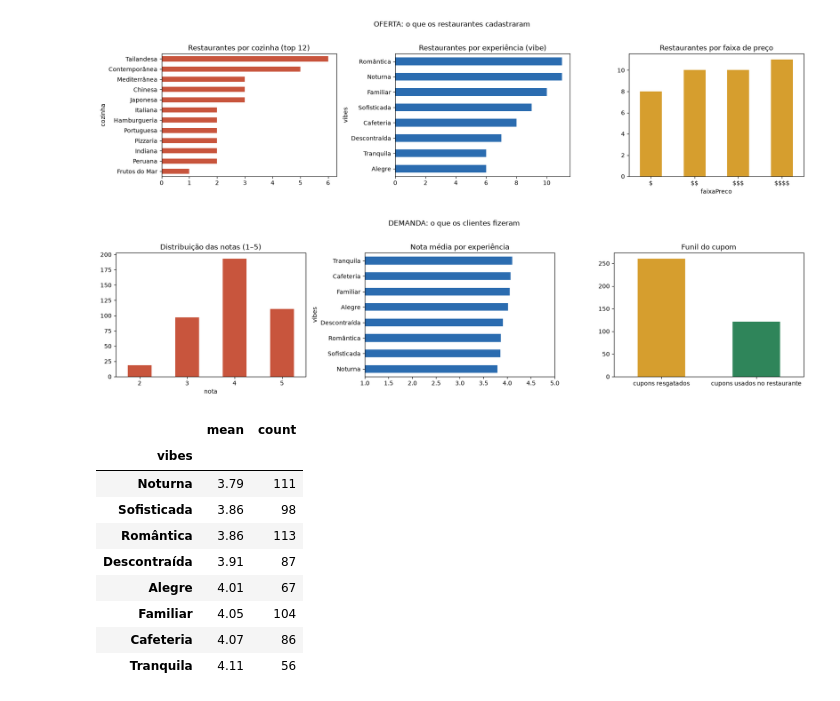
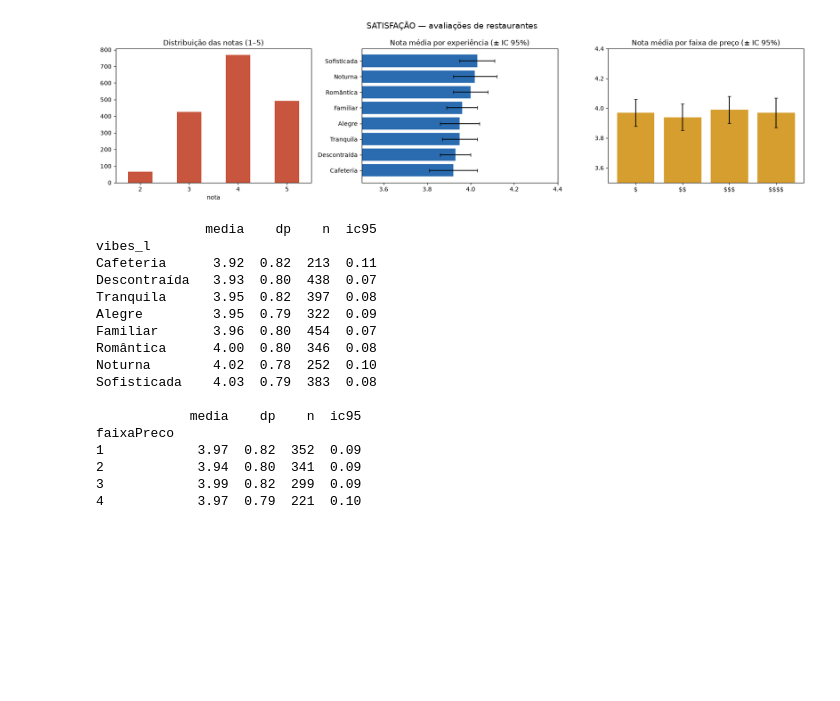
Before and after one commit to gabriellandimdonadel/aprendizado-maquina-udf, a Jupyter notebook: notebooks/gastromatch-fase2-entendimento-dados.ipynb, the cells around one changed output. Cells and saved outputs as stored; diff of their text form; code cells hidden in the pictures; blank space fills up the shorter version.

```diff
--- a/notebooks/gastromatch-fase2-entendimento-dados.ipynb
+++ b/notebooks/gastromatch-fase2-entendimento-dados.ipynb
@@ -260,36 +166,38 @@ restauranteId   str        0.0         40
 # %%
-fig, ax = plt.subplots(1, 3, figsize=(17, 4.2))
-rest["cozinha"].value_counts().head(12).plot.barh(ax=ax[0], color="#c8553d"); ax[0].invert_yaxis()
-ax[0].set_title("Restaurantes por cozinha (top 12)")
-rest.explode("vibes")["vibes"].dropna().value_counts().plot.barh(ax=ax[1], color="#2b6cb0"); ax[1].invert_yaxis()
-ax[1].set_title("Restaurantes por experiência (vibe)")
-rest["faixaPreco"].map({1: "$", 2: "$$", 3: "$$$", 4: "$$$$"}).value_counts().reindex(["$", "$$", "$$$", "$$$$"]).plot.bar(ax=ax[2], color="#d69e2e", rot=0)
-ax[2].set_title("Restaurantes por faixa de preço")
-plt.suptitle("OFERTA: o que os restaurantes cadastraram", y=1.02); plt.tight_layout(); plt.show()
+ar = a[a["alvo"] == "restaurante"].merge(r[["id", "cozinha", "faixaPreco", "vibes_l", "estado"]], left_on="restauranteId", right_on="id", how="left")
+
+def resumo_ic(df, grupo):
+    g = df.groupby(grupo)["nota"].agg(media="mean", dp="std", n="count")
+    g["ic95"] = 1.96 * g["dp"] / np.sqrt(g["n"])
+    return g.sort_values("media").round(2)
+
+por_vibe = resumo_ic(ar.explode("vibes_l"), "vibes_l")
+por_faixa = resumo_ic(ar, "faixaPreco").sort_index()
+
+fig, ax = plt.subplots(1, 3, figsize=(17, 4.5))
+a["nota"].value_counts().sort_index().plot.bar(ax=ax[0], color="#c8553d", rot=0); ax[0].set_title("Distribuição das notas (1–5)")
+ax[1].barh(por_vibe.index, por_vibe["media"], xerr=por_vibe["ic95"], color="#2b6cb0", capsize=3); ax[1].set_xlim(3.5, 4.4)
+ax[1].set_title("Nota média por experiência (± IC 95%)")
+ax[2].bar(por_faixa.index.map({1: "$", 2: "$$", 3: "$$$", 4: "$$$$"}), por_faixa["media"], yerr=por_faixa["ic95"], color="#d69e2e", capsize=3)
+ax[2].set_ylim(3.5, 4.4); ax[2].set_title("Nota média por faixa de preço (± IC 95%)")
+plt.suptitle("SATISFAÇÃO — avaliações de restaurantes", fontsize=14); plt.tight_layout(); plt.show()
+print(por_vibe.to_string()); print(); print(por_faixa.to_string())
 # %% [output]
-[figure, old version]
+[figure, new version]
+              media    dp    n  ic95
+vibes_l
+Cafeteria      3.92  0.82  213  0.11
+Descontraída   3.93  0.80  438  0.07
+Tranquila      3.95  0.82  397  0.08
+Alegre         3.95  0.79  322  0.09
+Familiar       3.96  0.80  454  0.07
+Romântica      4.00  0.80  346  0.08
+Noturna        4.02  0.78  252  0.10
+Sofisticada    4.03  0.79  383  0.08
+
+            media    dp    n  ic95
+faixaPreco
+1            3.97  0.82  352  0.09
+2            3.94  0.80  341  0.09
+3            3.99  0.82  299  0.09
+4            3.97  0.79  221  0.10
-# %%
-av = dfs["avaliacoes"]; rs = dfs["resgates"]
-fig, ax = plt.subplots(1, 3, figsize=(17, 4.2))
-av["nota"].value_counts().sort_index().plot.bar(ax=ax[0], color="#c8553d", rot=0); ax[0].set_title("Distribuição das notas (1–5)")
-
-nota_vibe = (av[av["alvo"] == "restaurante"].merge(rest[["id", "vibes"]], left_on="restauranteId", right_on="id")
-             .explode("vibes").groupby("vibes")["nota"].agg(["mean", "count"]).sort_values("mean"))
-nota_vibe["mean"].plot.barh(ax=ax[1], color="#2b6cb0", xlim=(1, 5)); ax[1].set_title("Nota média por experiência")
-
-funil = pd.Series({"cupons resgatados": len(rs), "cupons usados no restaurante": (rs["status"] == "usado").sum()})
-funil.plot.bar(ax=ax[2], color=["#d69e2e", "#2f855a"], rot=0); ax[2].set_title("Funil do cupom")
-plt.suptitle("DEMANDA: o que os clientes fizeram", y=1.02); plt.tight_layout(); plt.show()
-nota_vibe.round(2)
-# %% [output]
-[figure, removed]
-|  | mean | count |
-| vibes |  |  |
-| Noturna | 3.79 | 111 |
-| Sofisticada | 3.86 | 98 |
-| Romântica | 3.86 | 113 |
-| Descontraída | 3.91 | 87 |
-| Alegre | 4.01 | 67 |
-| Familiar | 4.05 | 104 |
-| Cafeteria | 4.07 | 86 |
-| Tranquila | 4.11 | 56 |
```
Also changed, not shown: parts of 29 cells of this notebook, 17 other files.
